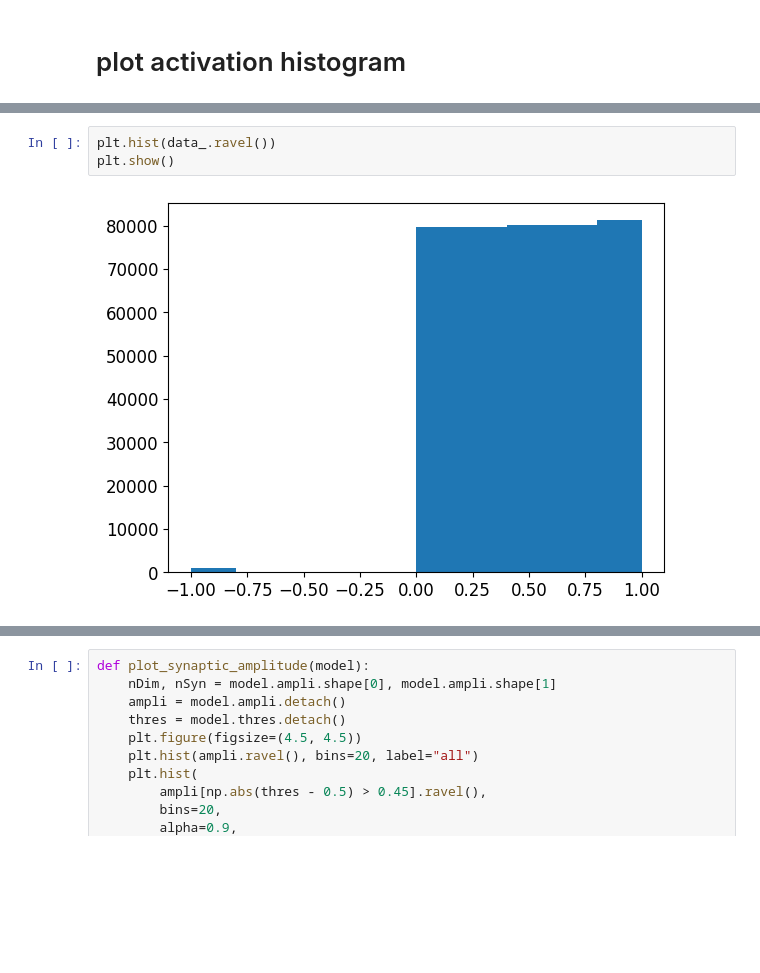
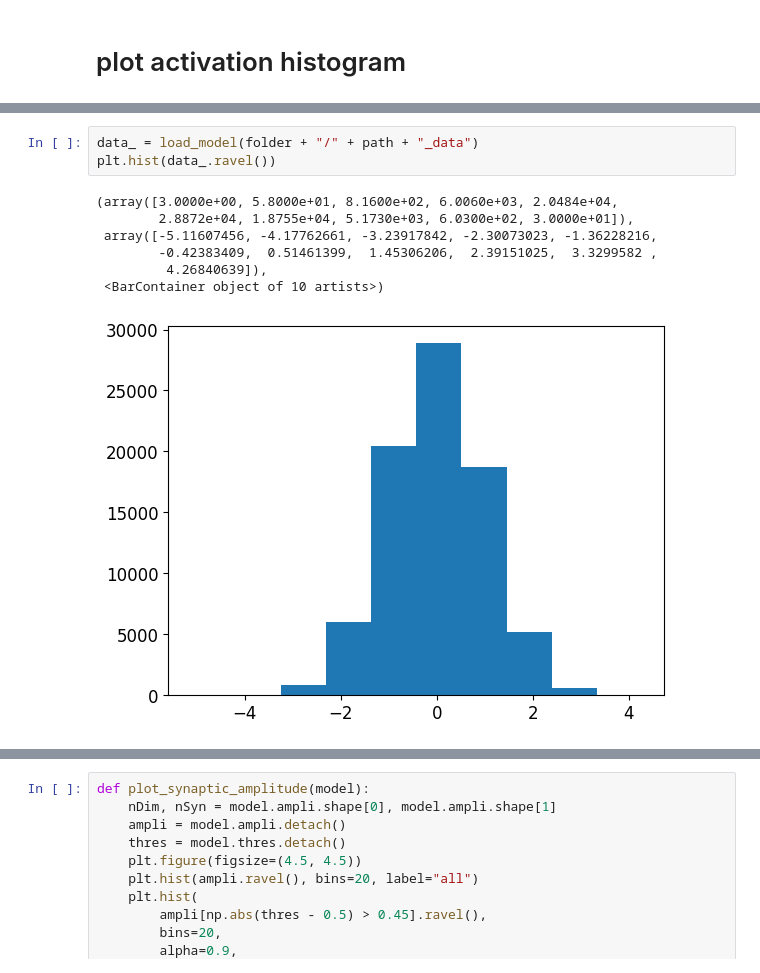
Before and after one commit to london-and-tequila/parallel_synapse_capacity, a Jupyter notebook: plot_results.ipynb, the cells around one changed output, grey strips where cells are left out. Cells and saved outputs as stored; diff of their text form; blank space fills up the shorter version.

```diff
--- a/plot_results.ipynb
+++ b/plot_results.ipynb
@@ -571,10 +571,16 @@ allActv.append(
     (actv.detach().numpy() - np.median(actv.detach().numpy(), axis=0)).ravel()
 )
 # %%
+data_ = load_model(folder + "/" + path + "_data")
 plt.hist(data_.ravel())
-plt.show()
 # %% [output]
+(array([3.0000e+00, 5.8000e+01, 8.1600e+02, 6.0060e+03, 2.0484e+04,
+        2.8872e+04, 1.8755e+04, 5.1730e+03, 6.0300e+02, 3.0000e+01]),
+ array([-5.11607456, -4.17762661, -3.23917842, -2.30073023, -1.36228216,
+        -0.42383409,  0.51461399,  1.45306206,  2.39151025,  3.3299582 ,
+         4.26840639]),
+ <BarContainer object of 10 artists>)
-[figure, old version]
+[figure, new version]
 # %%
 allActvArray = np.array(allActv)
 
```
Also changed, not shown: parts of 8 cells of this notebook, 3 other files.
